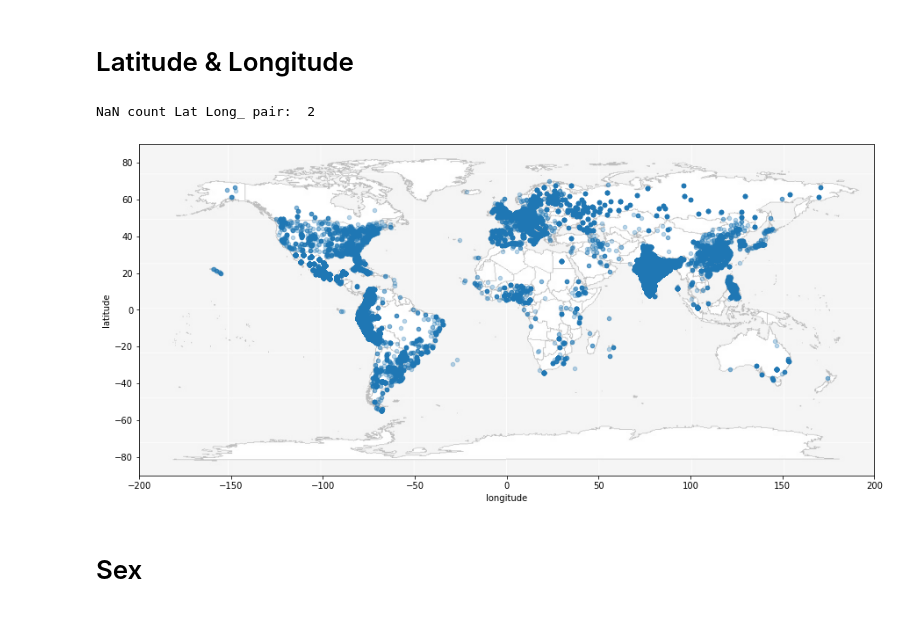
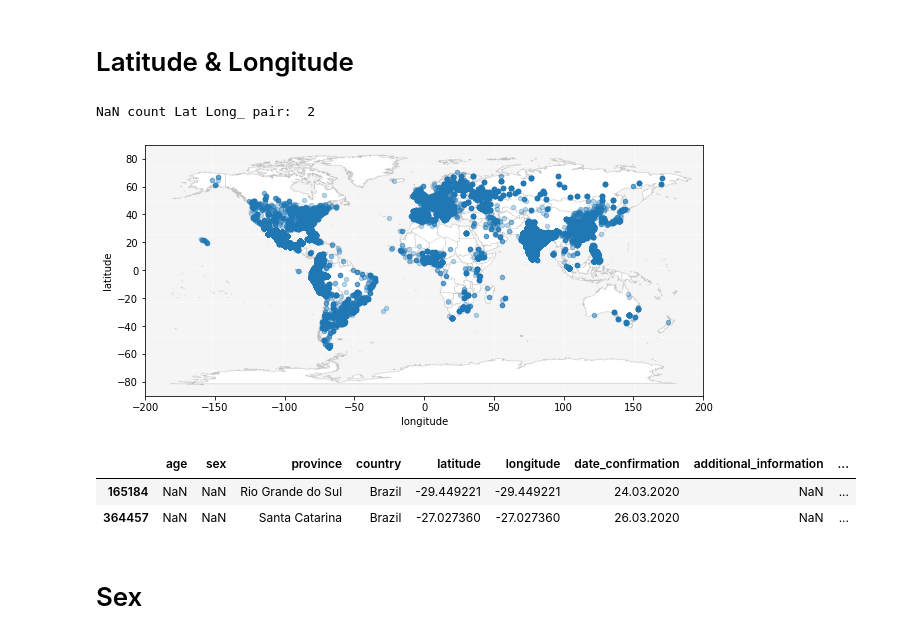
Before and after one commit to zubayerkader/CMPT459_Project, a Jupyter notebook: code/src/eda.ipynb, the cells around one changed output. Saved outputs shown, nothing was run; the diff lists cells and outputs as text; code cells hidden in the pictures.

```diff
--- a/code/src/eda.ipynb
+++ b/code/src/eda.ipynb
@@ -92,16 +92,24 @@ age.plot.box()
 # %%
 latlong = cases_train[["latitude", "longitude"]]
 empty = latlong[latlong.isnull().any(axis =1)]
 # print (empty)
 print ("NaN count Lat Long_ pair: ", empty.shape[0])
 
 world_map = mpimg.imread('wrldmap.jpg')
-latlong.plot(kind="scatter", x="longitude", y="latitude", alpha=0.3, figsize=(15, 12))
+latlong.plot(kind="scatter", x="longitude", y="latitude", alpha=0.3, figsize=(10, 8))
 plt.imshow(world_map, extent=[-200, 200, -90, 90], alpha=0.5)
 plt.show()
 # %% [output]
 NaN count Lat Long_ pair:  2
-[figure, old version]
+[figure, new version]
+# %%
+probable_outliers  = cases_train[cases_train['longitude'].between(-40, -20)]#cases_train[(cases_train.longitude <-20) and (cases_train.longitude >-40)]
+probable_outliers = probable_outliers[probable_outliers['latitude'].between(-40,-20)]
+probable_outliers
+# %% [output]
+|  | age | sex | province | country | latitude | longitude | date_confirmation | additional_information | ... |
+| 165184 | NaN | NaN | Rio Grande do Sul | Brazil | -29.449221 | -29.449221 | 24.03.2020 | NaN | ... |
+| 364457 | NaN | NaN | Santa Catarina | Brazil | -27.027360 | -27.027360 | 26.03.2020 | NaN | ... |
 # %% [markdown]
 <h1> Sex </h1>
 # %%
```
Also changed, not shown: 2 other files.
